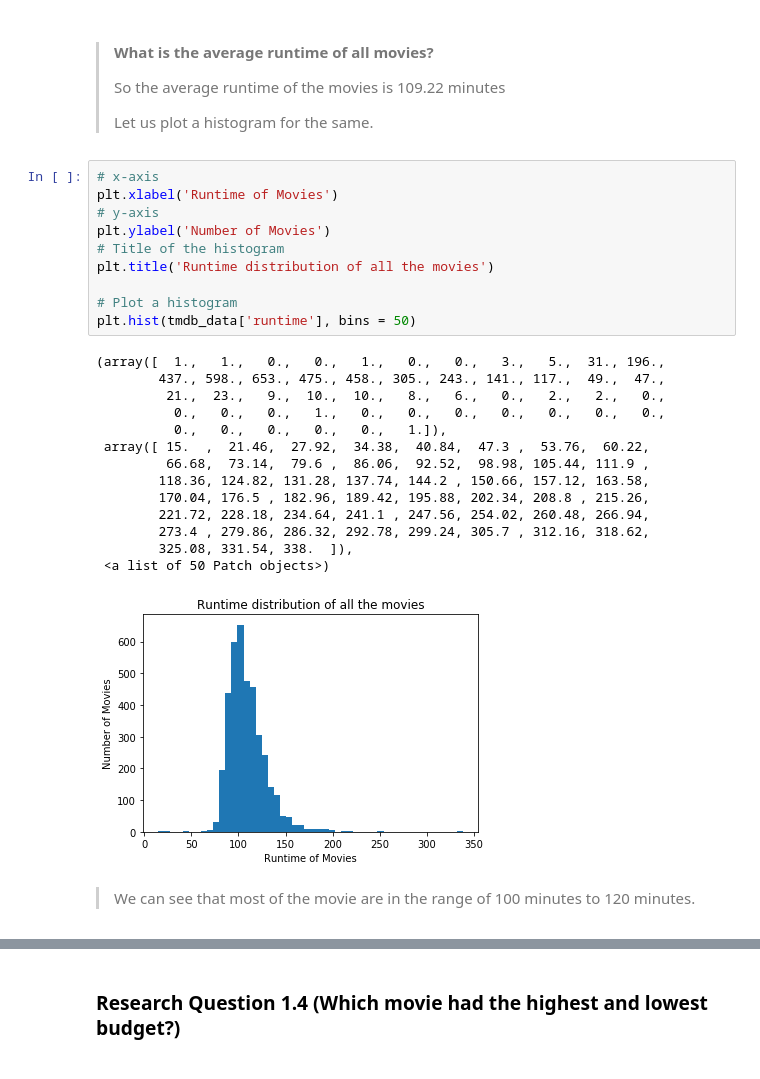
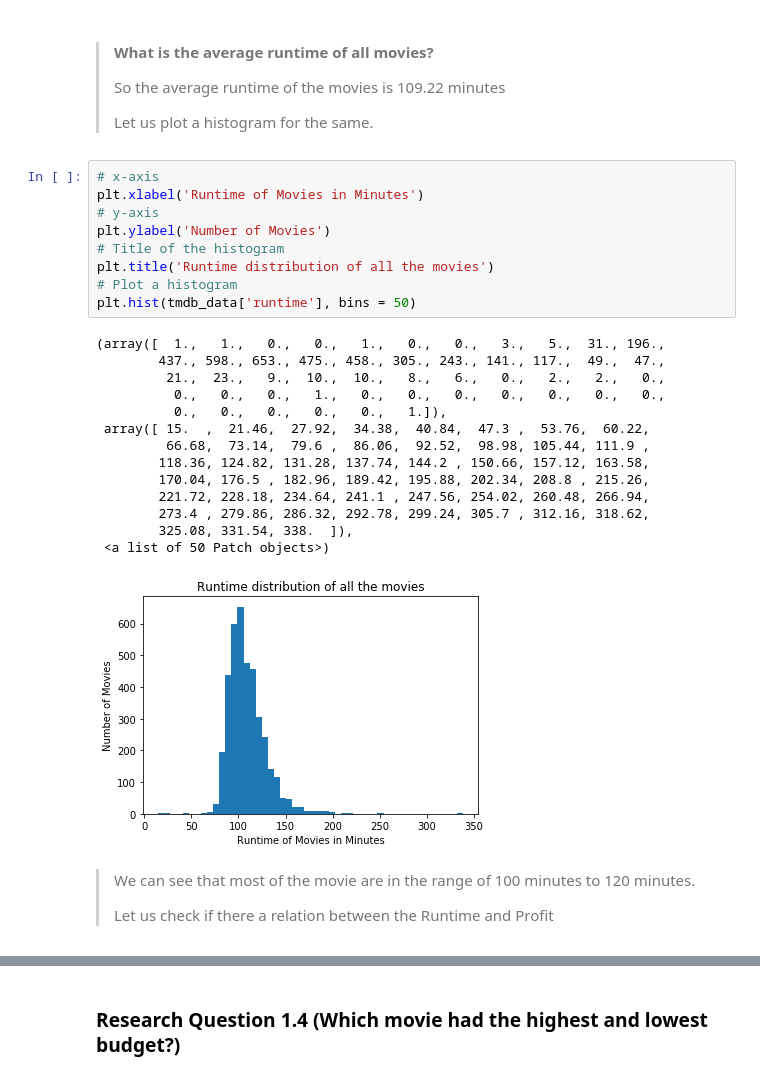
Before and after one commit to beingjainparas/Udacity-Investigate_a_dataset, a Jupyter notebook: Investigate_a_dataset-TMDb_movie_database.ipynb, the cells around one changed output, grey strips where cells are left out. Drawn from its saved outputs; the diff is of its cells as text.

```diff
--- a/Investigate_a_dataset-TMDb_movie_database.ipynb
+++ b/Investigate_a_dataset-TMDb_movie_database.ipynb
@@ -344,28 +340,29 @@ tmdb_data['runtime'].mean()
 > Let us plot a histogram for the same.
 # %%
 # x-axis
-plt.xlabel('Runtime of Movies')
+plt.xlabel('Runtime of Movies in Minutes')
 # y-axis
 plt.ylabel('Number of Movies')
 # Title of the histogram
 plt.title('Runtime distribution of all the movies')
-
 # Plot a histogram
 plt.hist(tmdb_data['runtime'], bins = 50)
 # %% [output]
 (array([  1.,   1.,   0.,   0.,   1.,   0.,   0.,   3.,   5.,  31., 196.,
         437., 598., 653., 475., 458., 305., 243., 141., 117.,  49.,  47.,
          21.,  23.,   9.,  10.,  10.,   8.,   6.,   0.,   2.,   2.,   0.,
           0.,   0.,   0.,   1.,   0.,   0.,   0.,   0.,   0.,   0.,   0.,
           0.,   0.,   0.,   0.,   0.,   1.]),
  array([ 15.  ,  21.46,  27.92,  34.38,  40.84,  47.3 ,  53.76,  60.22,
          66.68,  73.14,  79.6 ,  86.06,  92.52,  98.98, 105.44, 111.9 ,
         118.36, 124.82, 131.28, 137.74, 144.2 , 150.66, 157.12, 163.58,
         170.04, 176.5 , 182.96, 189.42, 195.88, 202.34, 208.8 , 215.26,
         221.72, 228.18, 234.64, 241.1 , 247.56, 254.02, 260.48, 266.94,
         273.4 , 279.86, 286.32, 292.78, 299.24, 305.7 , 312.16, 318.62,
         325.08, 331.54, 338.  ]),
  <a list of 50 Patch objects>)
-[figure, old version]
+[figure, new version]
 # %% [markdown]
 > We can see that most of the movie are in the range of 100 minutes to 120 minutes.
+>
+> Let us check if there a relation between the Runtime and Profit
```
Also changed, not shown: parts of 13 cells of this notebook, 1 other file.
